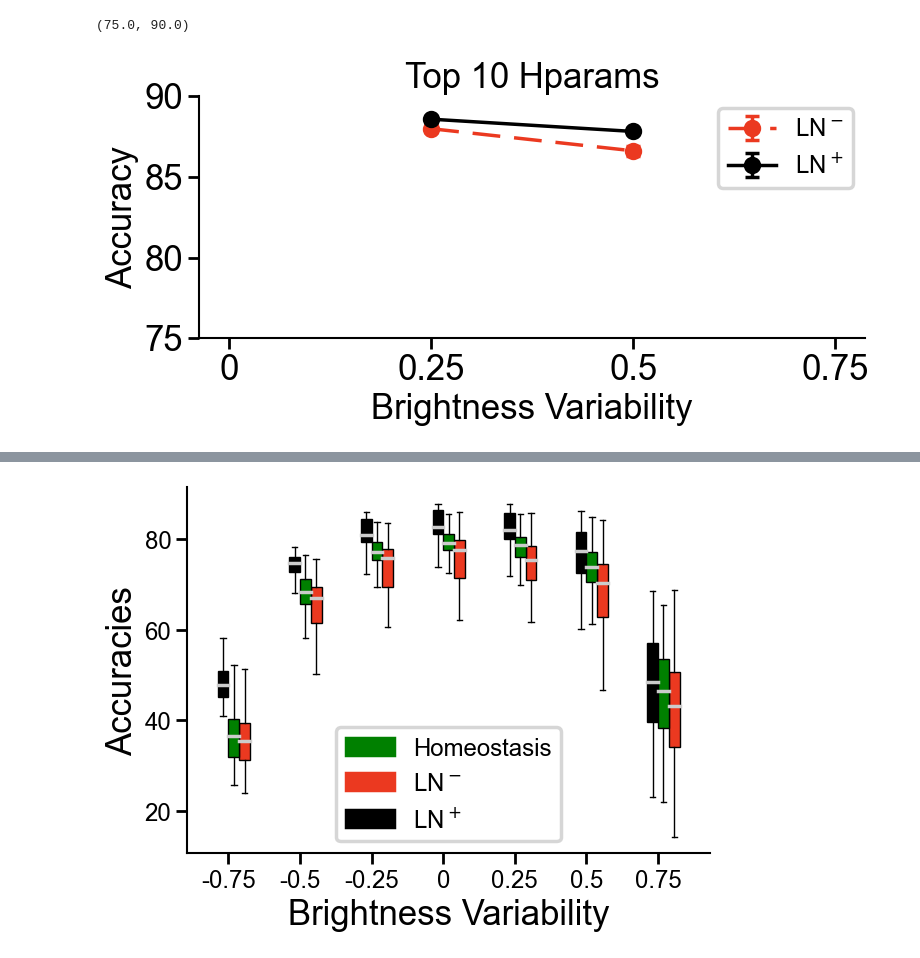
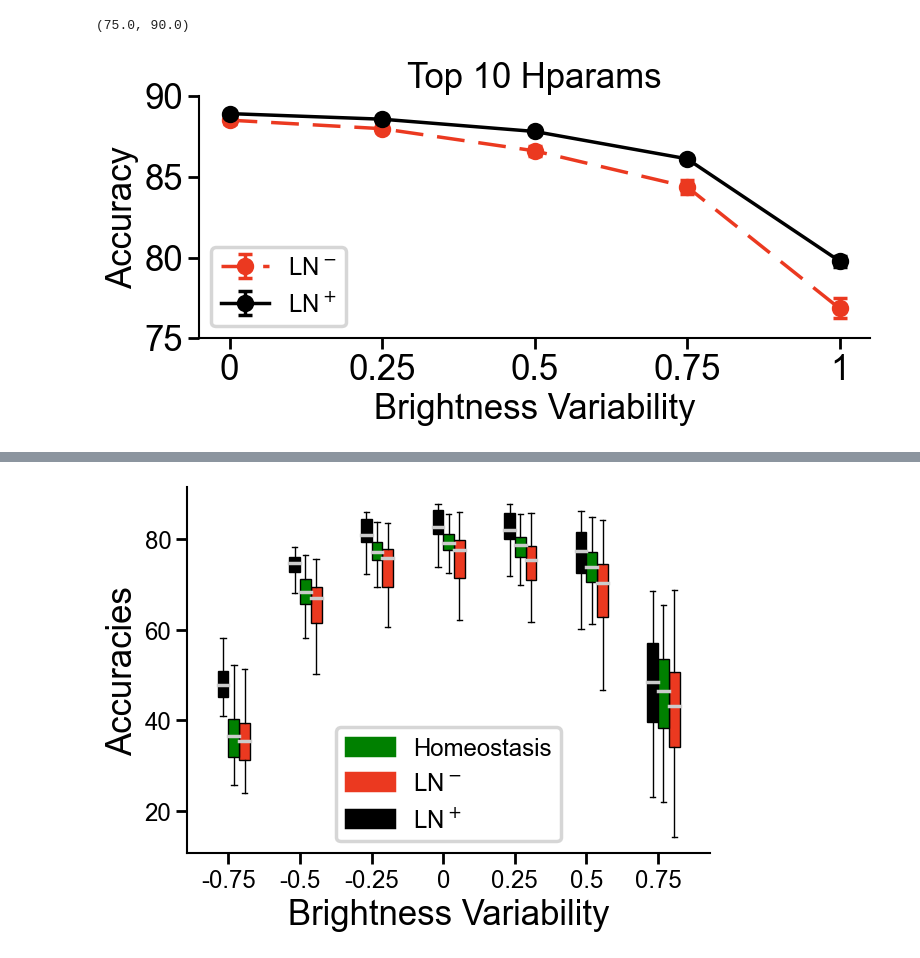
Before and after one commit to RoyHEyono/HomeostaticDANN, a Jupyter notebook: models/dense_mnist_task/notebooks/naisys_plots.ipynb, the cells around one changed output, grey strips where cells are left out. Drawn from its saved outputs; the diff is of its cells as text; code cells hidden in the pictures.

```diff
--- a/models/dense_mnist_task/notebooks/naisys_plots.ipynb
+++ b/models/dense_mnist_task/notebooks/naisys_plots.ipynb
@@ -197,6 +227,6 @@ ax.legend()
 # %%
 fig, ax = plt.subplots(figsize=(8, 4))
-brightness_factor = [0, 0.25, 0.5, 0.75]
+brightness_factor = [0, 0.25, 0.5, 0.75, 1]
 noln_acc = []
 ln_acc = []
 homeo_inhib_acc = []
@@ -231,34 +261,34 @@ for bf in brightness_factor:
 # ax.plot(range(len(homeo_inhib_acc)), homeo_inhib_acc, color='blue')
 
 
 ax.errorbar(range(len(noln_acc)), noln_acc, yerr=noln_err, fmt='-o', linestyle='--', label='LN$^-$', capsize=5, color='#eb3920')
 #ax.errorbar(range(len(homeo_inhib_acc)), homeo_inhib_acc, yerr=homeo_inhib_err, fmt='-o', label='Homeostasis', capsize=5, color='green')
 ax.errorbar(range(len(ln_acc)), ln_acc, yerr=ln_err, fmt='-o',  label='LN$^+$', capsize=5, color='black')
 plt.xticks(range(len(noln_acc)), [str(ele) for ele in brightness_factor], fontsize=25)
 plt.legend()
 
 
 ax.set_xlabel('Brightness Variability', fontsize=25)
 ax.set_ylabel(f'Accuracy', fontsize=25)
 ax.set_title(f'Top {top_n_architectures} Hparams', fontsize=25)
 
 
 # Set larger font sizes for the tick numbers
 plt.xticks(fontsize=25)
 plt.yticks(fontsize=25)
 
 # Get the current x and y ticks
 x_ticks = ax.get_xticks()
 y_ticks = ax.get_yticks()
 
 ax.set_ylim(75,90)
 
 # Set only the first and last x and y ticks
 #ax.set_xticks([x_ticks[0], x_ticks[-1]])
 #ax.set_yticks([y_ticks[0], y_ticks[-1]])
 # %% [output]
 (75.0, 90.0)
-[figure, old version]
+[figure, new version]
 # %%
 # NOTE: Take long to run
 
```
Also changed, not shown: parts of 6 cells of this notebook, 13 other files.
